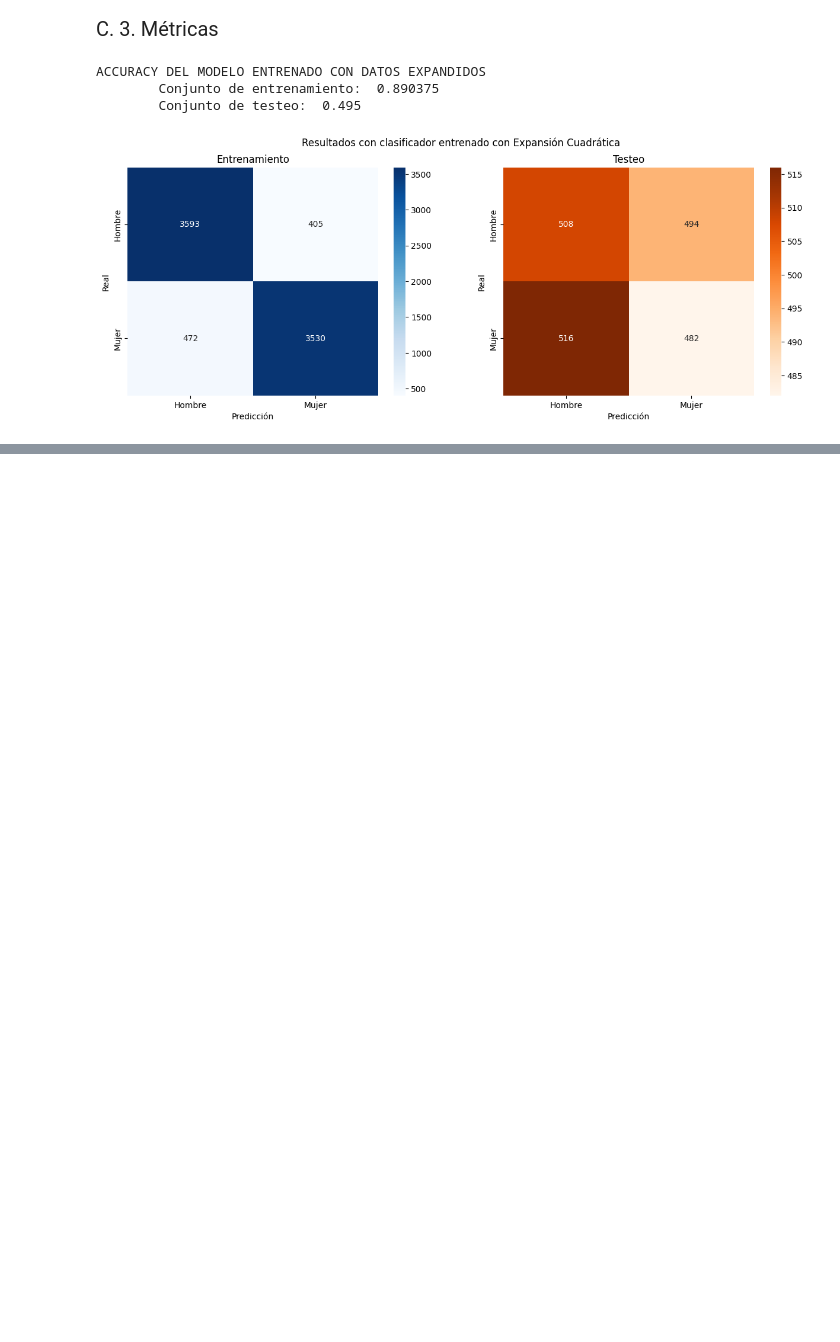
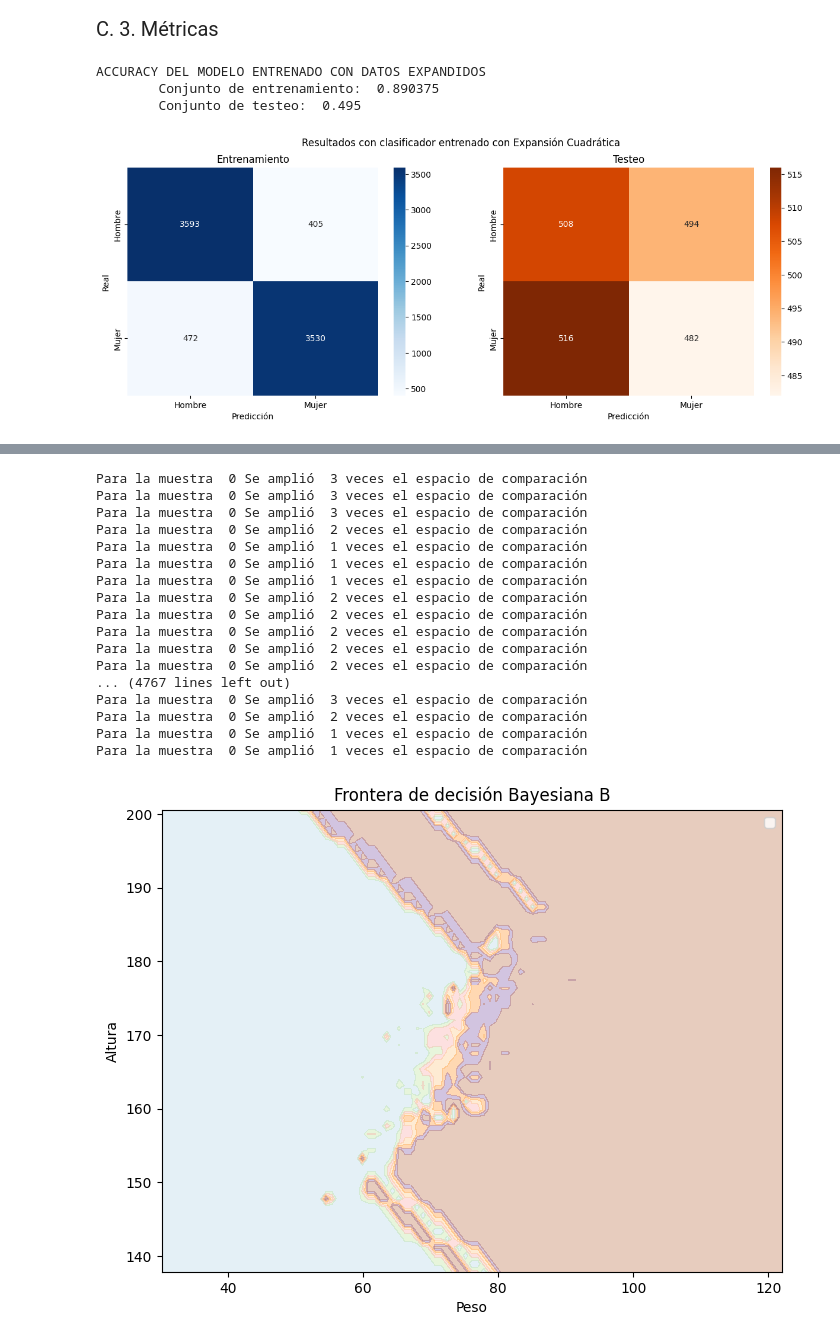
Before and after one commit to MagdalenaLaValle/TPs-Redes-Neuronales-, a Jupyter notebook: Clasificación_Bayesiana.ipynb, the cells around one changed output, grey strips where cells are left out. Drawn from its saved outputs; the diff is of its cells as text; code cells hidden in the pictures; blank space fills up the shorter version.

```diff
--- a/Clasificación_Bayesiana.ipynb
+++ b/Clasificación_Bayesiana.ipynb
@@ -442,0 +551,28 @@ plt.show()
+# %%
+Z_b = clasificar_malla_B(xx, yy)
+plt.figure(figsize=(8,6))
+plt.contourf(xx, yy, Z_b, alpha=0.3, cmap=plt.cm.Paired)
+plt.xlabel('Peso')
+plt.ylabel('Altura')
+plt.legend()
+plt.title('Frontera de decisión Bayesiana B')
+plt.show()
+# %% [output]
+Para la muestra  0 Se amplió  3 veces el espacio de comparación
+Para la muestra  0 Se amplió  3 veces el espacio de comparación
+Para la muestra  0 Se amplió  3 veces el espacio de comparación
+Para la muestra  0 Se amplió  2 veces el espacio de comparación
+Para la muestra  0 Se amplió  1 veces el espacio de comparación
+Para la muestra  0 Se amplió  1 veces el espacio de comparación
+Para la muestra  0 Se amplió  1 veces el espacio de comparación
+Para la muestra  0 Se amplió  2 veces el espacio de comparación
+Para la muestra  0 Se amplió  2 veces el espacio de comparación
+Para la muestra  0 Se amplió  2 veces el espacio de comparación
+Para la muestra  0 Se amplió  2 veces el espacio de comparación
+Para la muestra  0 Se amplió  2 veces el espacio de comparación
+... (4767 lines left out)
+Para la muestra  0 Se amplió  3 veces el espacio de comparación
+Para la muestra  0 Se amplió  2 veces el espacio de comparación
+Para la muestra  0 Se amplió  1 veces el espacio de comparación
+Para la muestra  0 Se amplió  1 veces el espacio de comparación
+[figure, added]
```
Also changed, not shown: parts of 9 cells of this notebook.
